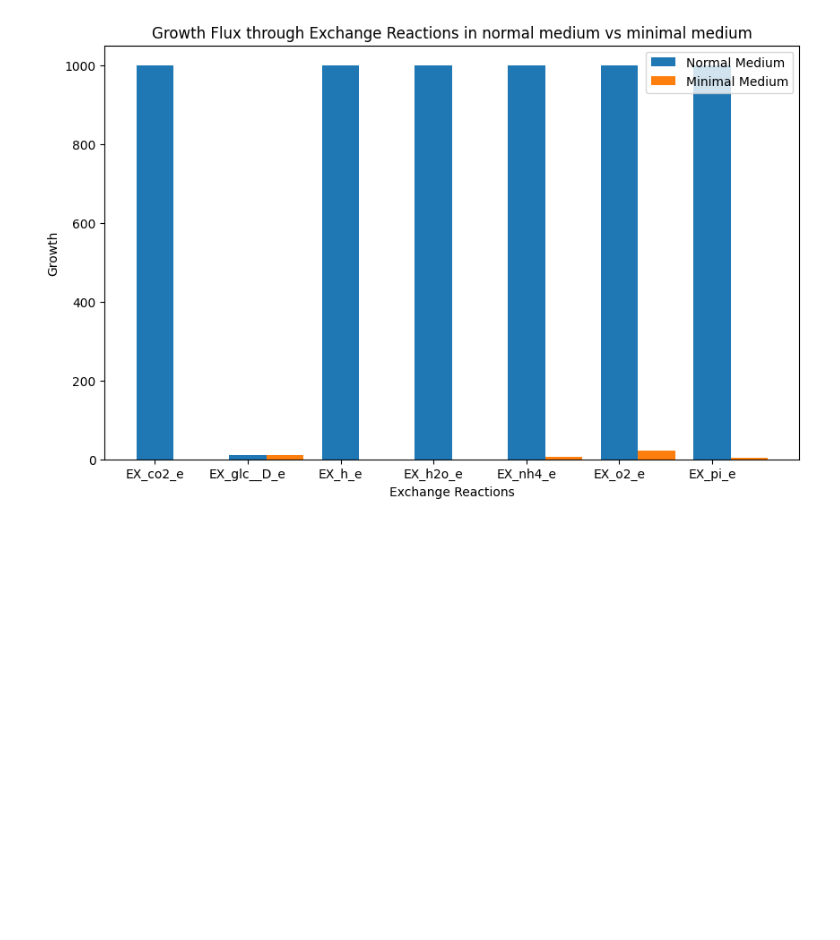
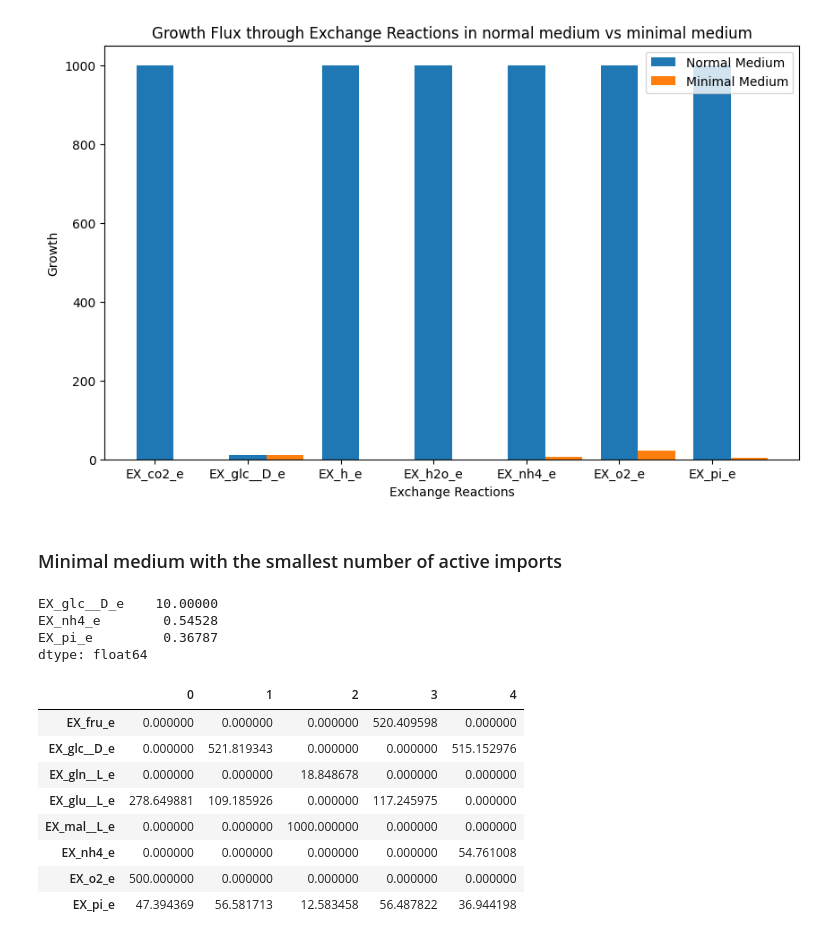
Before and after one commit to vivarium-collective/RashmiRotationProject---Microbial-Metabolic-Modeling-and-Analysis, a Jupyter notebook: Ecoli_CoreModel_Pertubation.ipynb, the cells around one changed output. Saved outputs shown, nothing was run; the diff lists cells and outputs as text; code cells hidden in the pictures; blank space fills up the shorter version.

Commit message:
Minimal media with minimum active imports

```diff
--- a/Ecoli_CoreModel_Pertubation.ipynb
+++ b/Ecoli_CoreModel_Pertubation.ipynb
@@ -241,3 +241,30 @@ plt.legend()
 # %% [output]
 <matplotlib.legend.Legend at 0x...>
 [figure]
+# %% [markdown]
+### Minimal medium with the smallest number of active imports
+# %%
+minimal_medium(model, 0.1, minimize_components =True)
+# 0.1 = threshold concentration for the nutrients in the medium, in terms of how much of each nutrient is required
+# %% [output]
+EX_glc__D_e    10.00000
+EX_nh4_e        0.54528
+EX_pi_e         0.36787
+dtype: float64
+# %%
+# Obtaining a defined no. of alternative solutions with minimized input fluxes
+
+minimal_medium(model, 0.8, minimize_components =8, open_exchanges=True)
+
+# positive integer to minimize_components - give you at most that many alternative solutions
+# open_exchanges argument - assign a large upper bound to all import reactions in the model
+# %% [output]
+|  | 0 | 1 | 2 | 3 | 4 |
+| EX_fru_e | 0.000000 | 0.000000 | 0.000000 | 520.409598 | 0.000000 |
+| EX_glc__D_e | 0.000000 | 521.819343 | 0.000000 | 0.000000 | 515.152976 |
+| EX_gln__L_e | 0.000000 | 0.000000 | 18.848678 | 0.000000 | 0.000000 |
+| EX_glu__L_e | 278.649881 | 109.185926 | 0.000000 | 117.245975 | 0.000000 |
+| EX_mal__L_e | 0.000000 | 0.000000 | 1000.000000 | 0.000000 | 0.000000 |
+| EX_nh4_e | 0.000000 | 0.000000 | 0.000000 | 0.000000 | 54.761008 |
+| EX_o2_e | 500.000000 | 0.000000 | 0.000000 | 0.000000 | 0.000000 |
+| EX_pi_e | 47.394369 | 56.581713 | 12.583458 | 56.487822 | 36.944198 |
```
